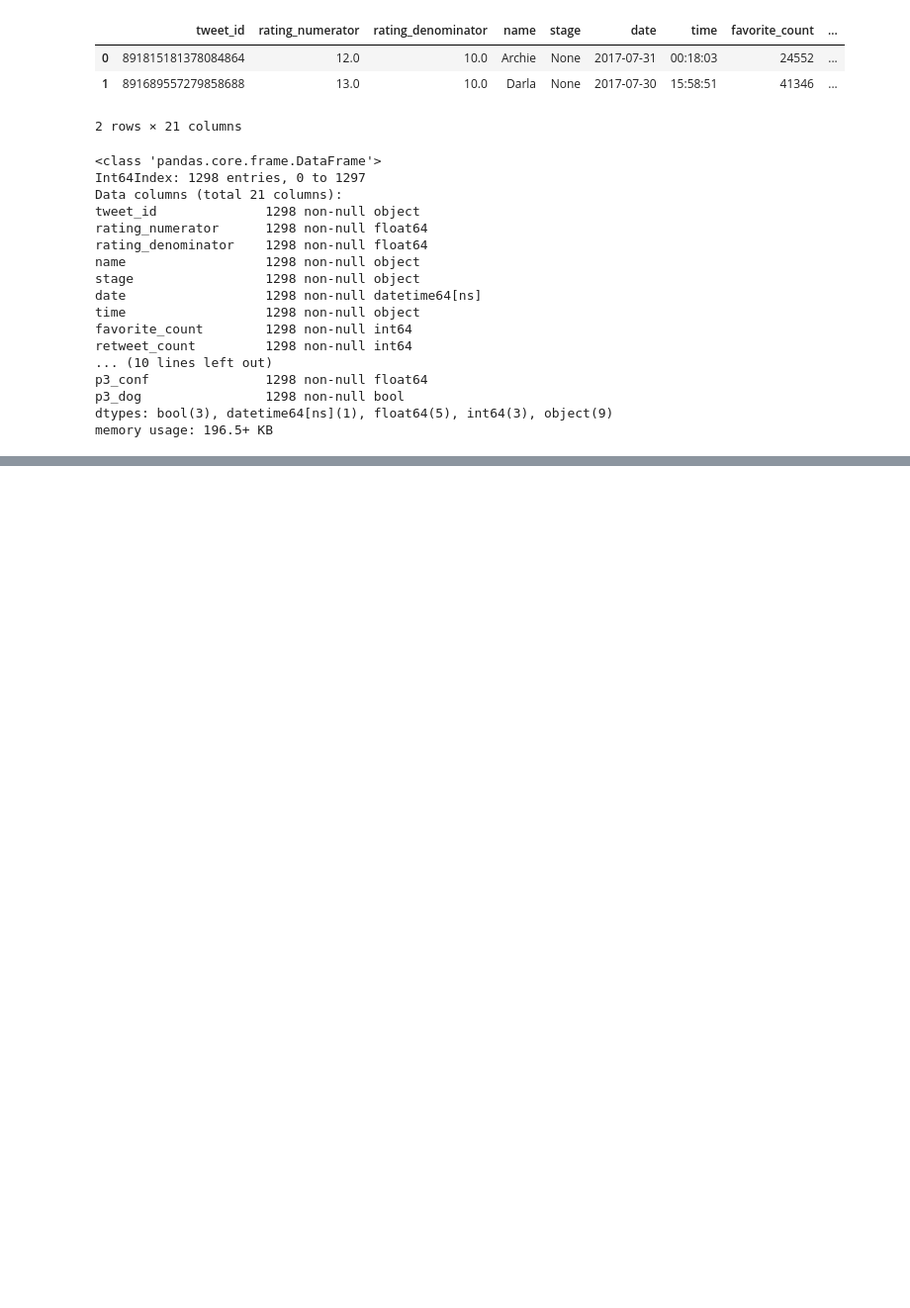
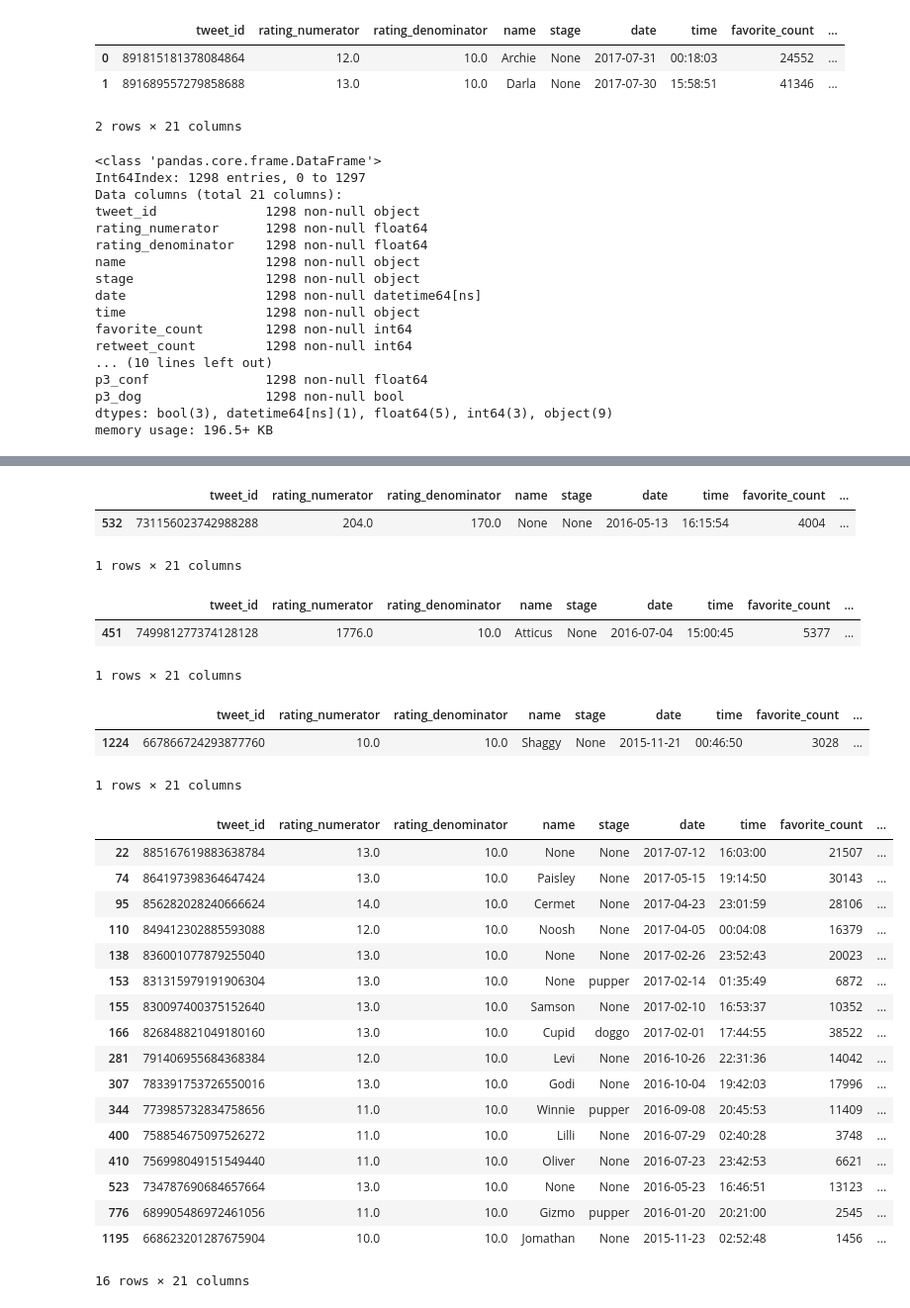
Before and after one commit to abdiganiaden/wrangle_analyze_twitter_dogs, a Jupyter notebook: wrangle_act.ipynb, the cells around one changed output, grey strips where cells are left out. Shown at 99% size. Cells and saved outputs as stored; diff of their text form; code cells hidden in the pictures; blank space fills up the shorter version.

```diff
--- a/wrangle_act.ipynb
+++ b/wrangle_act.ipynb
@@ -695,0 +737,42 @@ memory usage: 196.5+ KB
+# %%
+df_merged[df_merged['rating_denominator'] == 170]
+# %% [output]
+|  | tweet_id | rating_numerator | rating_denominator | name | stage | date | time | favorite_count | ... |
+| 532 | 731156023742988288 | 204.0 | 170.0 | None | None | 2016-05-13 | 16:15:54 | 4004 | ... |
+1 rows × 21 columns
+# %%
+df_merged[df_merged['rating_numerator'] == 1776]
+# atticus received highest rating
+# %% [output]
+|  | tweet_id | rating_numerator | rating_denominator | name | stage | date | time | favorite_count | ... |
+| 451 | 749981277374128128 | 1776.0 | 10.0 | Atticus | None | 2016-07-04 | 15:00:45 | 5377 | ... |
+1 rows × 21 columns
+# %%
+df_merged[df_merged['p1_conf'] == 1]
+# 100% confidence in jigsaw puzzle seems off
+# %% [output]
+|  | tweet_id | rating_numerator | rating_denominator | name | stage | date | time | favorite_count | ... |
+| 1224 | 667866724293877760 | 10.0 | 10.0 | Shaggy | None | 2015-11-21 | 00:46:50 | 3028 | ... |
+1 rows × 21 columns
+# %%
+df_merged[df_merged['img_num'] > 3]
+# seems ok
+# %% [output]
+|  | tweet_id | rating_numerator | rating_denominator | name | stage | date | time | favorite_count | ... |
+| 22 | 885167619883638784 | 13.0 | 10.0 | None | None | 2017-07-12 | 16:03:00 | 21507 | ... |
+| 74 | 864197398364647424 | 13.0 | 10.0 | Paisley | None | 2017-05-15 | 19:14:50 | 30143 | ... |
+| 95 | 856282028240666624 | 14.0 | 10.0 | Cermet | None | 2017-04-23 | 23:01:59 | 28106 | ... |
+| 110 | 849412302885593088 | 12.0 | 10.0 | Noosh | None | 2017-04-05 | 00:04:08 | 16379 | ... |
+| 138 | 836001077879255040 | 13.0 | 10.0 | None | None | 2017-02-26 | 23:52:43 | 20023 | ... |
+| 153 | 831315979191906304 | 13.0 | 10.0 | None | pupper | 2017-02-14 | 01:35:49 | 6872 | ... |
+| 155 | 830097400375152640 | 13.0 | 10.0 | Samson | None | 2017-02-10 | 16:53:37 | 10352 | ... |
+| 166 | 826848821049180160 | 13.0 | 10.0 | Cupid | doggo | 2017-02-01 | 17:44:55 | 38522 | ... |
+| 281 | 791406955684368384 | 12.0 | 10.0 | Levi | None | 2016-10-26 | 22:31:36 | 14042 | ... |
+| 307 | 783391753726550016 | 13.0 | 10.0 | Godi | None | 2016-10-04 | 19:42:03 | 17996 | ... |
+| 344 | 773985732834758656 | 11.0 | 10.0 | Winnie | pupper | 2016-09-08 | 20:45:53 | 11409 | ... |
+| 400 | 758854675097526272 | 11.0 | 10.0 | Lilli | None | 2016-07-29 | 02:40:28 | 3748 | ... |
+| 410 | 756998049151549440 | 11.0 | 10.0 | Oliver | None | 2016-07-23 | 23:42:53 | 6621 | ... |
+| 523 | 734787690684657664 | 13.0 | 10.0 | None | None | 2016-05-23 | 16:46:51 | 13123 | ... |
+| 776 | 689905486972461056 | 11.0 | 10.0 | Gizmo | pupper | 2016-01-20 | 20:21:00 | 2545 | ... |
+| 1195 | 668623201287675904 | 10.0 | 10.0 | Jomathan | None | 2015-11-23 | 02:52:48 | 1456 | ... |
+16 rows × 21 columns
```
Also changed, not shown: parts of 10 cells of this notebook.
